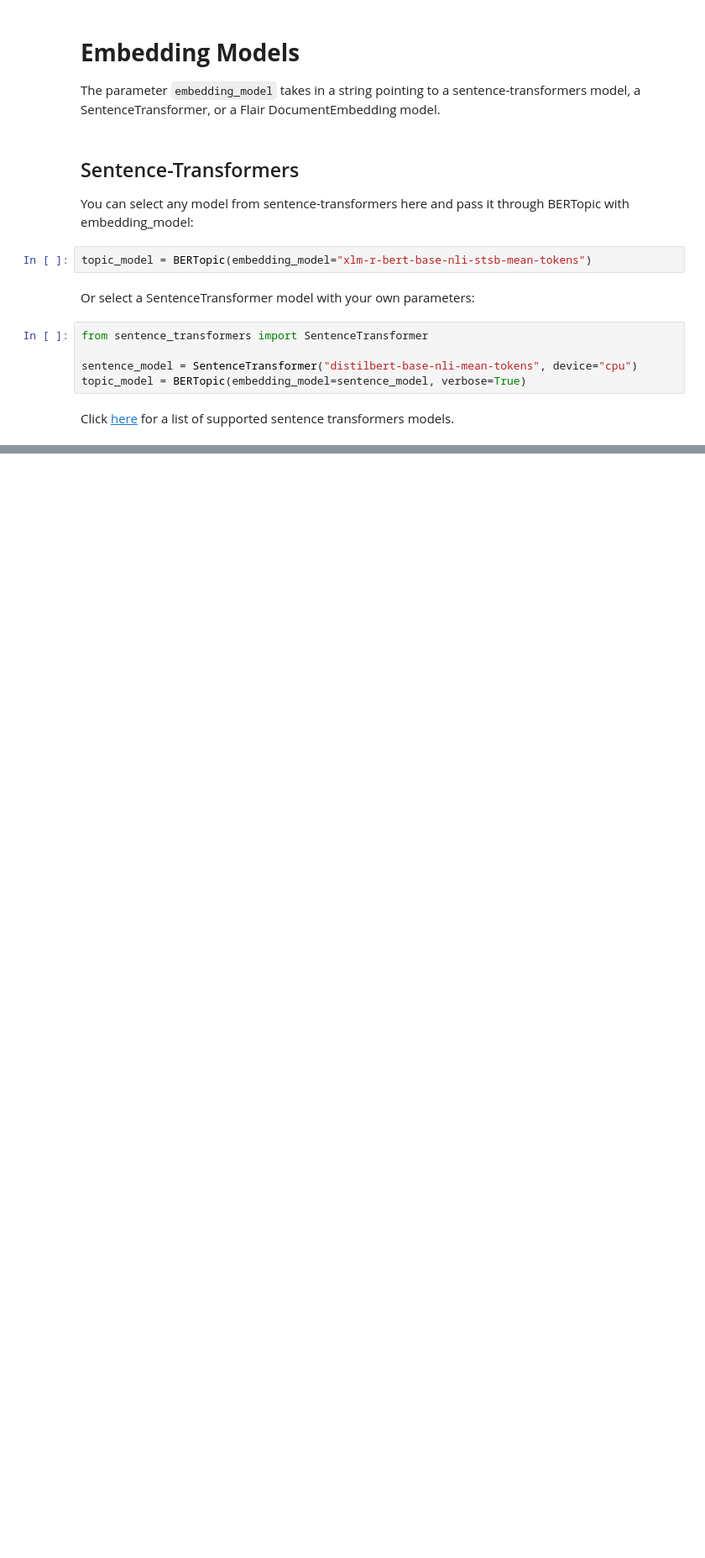
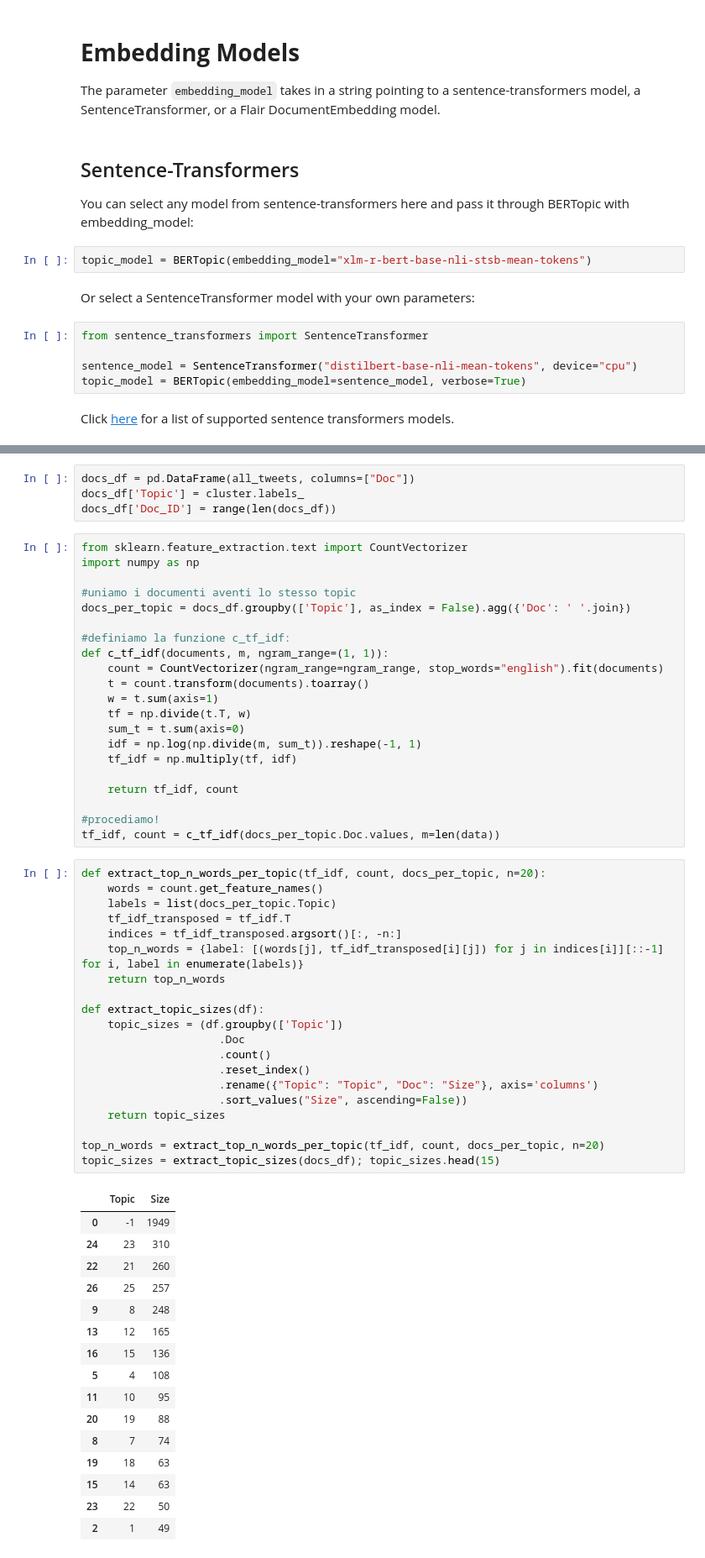
Before and after one commit to bigliolimatteo/how-politicians-change-their-mind, a Jupyter notebook: main.ipynb, the cells around one changed output, grey strips where cells are left out. Shown at 84% size. Saved outputs shown, nothing was run; the diff lists cells and outputs as text; blank space fills up the shorter version.

```diff
--- a/main.ipynb
+++ b/main.ipynb
@@ -255,0 +376,62 @@ Click [here](https://www.sbert.net/docs/pretrained_models.html) for a list of su
+# %%
+docs_df = pd.DataFrame(all_tweets, columns=["Doc"])
+docs_df['Topic'] = cluster.labels_
+docs_df['Doc_ID'] = range(len(docs_df))
+# %%
+from sklearn.feature_extraction.text import CountVectorizer
+import numpy as np
+
+#uniamo i documenti aventi lo stesso topic
+docs_per_topic = docs_df.groupby(['Topic'], as_index = False).agg({'Doc': ' '.join})
+
+#definiamo la funzione c_tf_idf:
+def c_tf_idf(documents, m, ngram_range=(1, 1)):
+    count = CountVectorizer(ngram_range=ngram_range, stop_words="english").fit(documents)
+    t = count.transform(documents).toarray()
+    w = t.sum(axis=1)
+    tf = np.divide(t.T, w)
+    sum_t = t.sum(axis=0)
+    idf = np.log(np.divide(m, sum_t)).reshape(-1, 1)
+    tf_idf = np.multiply(tf, idf)
+
+    return tf_idf, count
+
+#procediamo!
+tf_idf, count = c_tf_idf(docs_per_topic.Doc.values, m=len(data))
+# %%
+def extract_top_n_words_per_topic(tf_idf, count, docs_per_topic, n=20):
+    words = count.get_feature_names()
+    labels = list(docs_per_topic.Topic)
+    tf_idf_transposed = tf_idf.T
+    indices = tf_idf_transposed.argsort()[:, -n:]
+    top_n_words = {label: [(words[j], tf_idf_transposed[i][j]) for j in indices[i]][::-1] for i, label in enumerate(labels)}
+    return top_n_words
+
+def extract_topic_sizes(df):
+    topic_sizes = (df.groupby(['Topic'])
+                     .Doc
+                     .count()
+                     .reset_index()
+                     .rename({"Topic": "Topic", "Doc": "Size"}, axis='columns')
+                     .sort_values("Size", ascending=False))
+    return topic_sizes
+
+top_n_words = extract_top_n_words_per_topic(tf_idf, count, docs_per_topic, n=20)
+topic_sizes = extract_topic_sizes(docs_df); topic_sizes.head(15)
+# %% [output]
+|  | Topic | Size |
+| 0 | -1 | 1949 |
+| 24 | 23 | 310 |
+| 22 | 21 | 260 |
+| 26 | 25 | 257 |
+| 9 | 8 | 248 |
+| 13 | 12 | 165 |
+| 16 | 15 | 136 |
+| 5 | 4 | 108 |
+| 11 | 10 | 95 |
+| 20 | 19 | 88 |
+| 8 | 7 | 74 |
+| 19 | 18 | 63 |
+| 15 | 14 | 63 |
+| 23 | 22 | 50 |
+| 2 | 1 | 49 |
```
Also changed, not shown: parts of 34 cells of this notebook.
